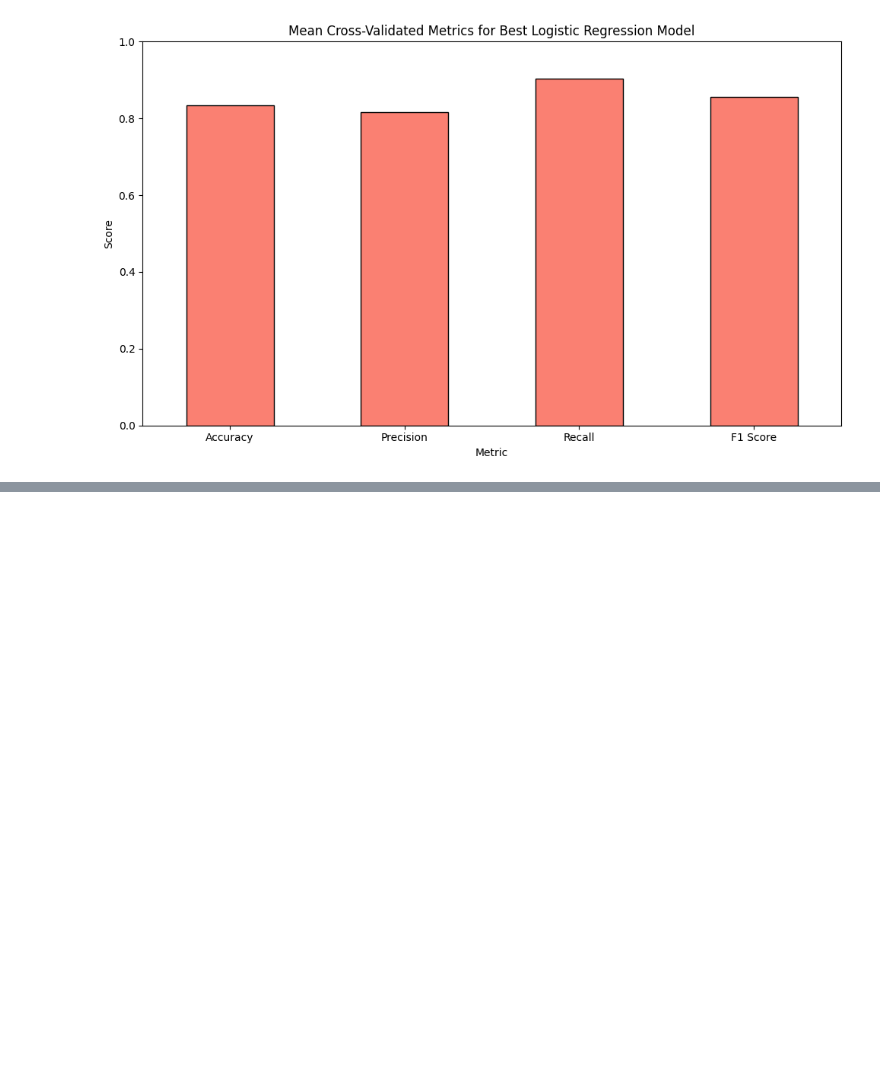
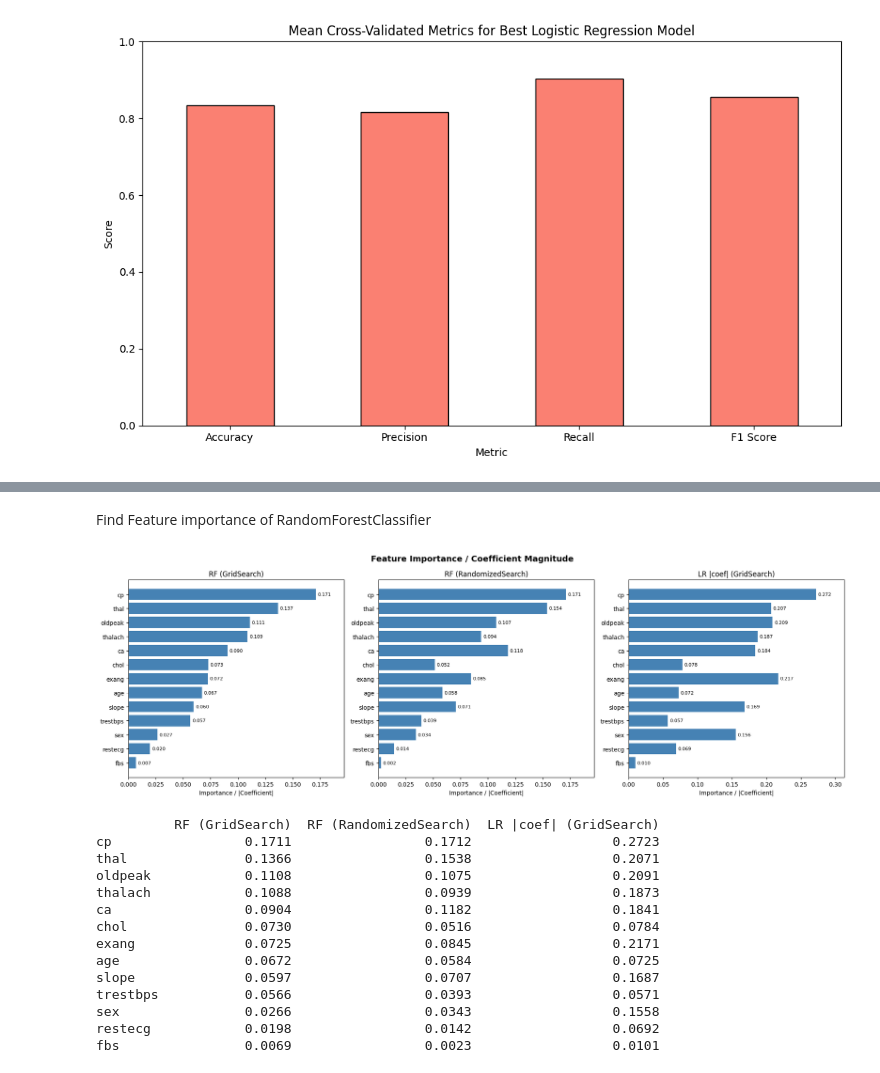
Before and after one commit to LukeOpany/disease_detection-, a Jupyter notebook: heart_disease.ipynb, the cells around one changed output, grey strips where cells are left out. Drawn from its saved outputs; the diff is of its cells as text; code cells hidden in the pictures; blank space fills up the shorter version.

```diff
--- a/heart_disease.ipynb
+++ b/heart_disease.ipynb
@@ -742,0 +752,63 @@ plt.show()
+# %% [markdown]
+Find Feature importance of RandomForestClassifier
+# %%
+
+feature_names = X.columns.tolist()
+
+# --- Random Forest feature importances (gs_rf & rs_rf) ---
+rf_imp_gs = pd.Series(
+    gs_rf.best_estimator_.feature_importances_, index=feature_names, name="RF (GridSearch)"
+)
+rf_imp_rs = pd.Series(
+    rs_rf.best_estimator_.feature_importances_, index=feature_names, name="RF (RandomizedSearch)"
+)
+
+# --- Logistic Regression absolute coefficients (pipeline: StandardScaler + LR) ---
+lr_coef = pd.Series(
+    np.abs(gs_log_reg.best_estimator_.named_steps["logisticregression"].coef_[0]),
+    index=feature_names,
+    name="LR |coef| (GridSearch)"
+)
+
+# Sort each by gs_rf importance for consistent ordering
+sort_order = rf_imp_gs.sort_values(ascending=False).index
+
+fig, axes = plt.subplots(1, 3, figsize=(18, 6))
+fig.suptitle("Feature Importance / Coefficient Magnitude", fontsize=14, fontweight="bold")
+
+for ax, series in zip(axes, [rf_imp_gs, rf_imp_rs, lr_coef]):
+    sorted_s = series[sort_order]
+    ax.barh(sorted_s.index[::-1], sorted_s.values[::-1], color="steelblue")
+    ax.set_title(series.name)
+    ax.set_xlabel("Importance / |Coefficient|")
+    ax.set_xlim(0, sorted_s.max() * 1.15)
+    for i, v in enumerate(sorted_s.values[::-1]):
+        ax.text(v + sorted_s.max() * 0.01, i, f"{v:.3f}", va="center", fontsize=8)
+
+plt.tight_layout()
+plt.show()
+
+# Summary table
+importance_df = pd.DataFrame({
+    "RF (GridSearch)": rf_imp_gs,
+    "RF (RandomizedSearch)": rf_imp_rs,
+    "LR |coef| (GridSearch)": lr_coef
+}).sort_values("RF (GridSearch)", ascending=False)
+
+print(importance_df.round(4).to_string())
+# %% [output]
+[figure, added]
+          RF (GridSearch)  RF (RandomizedSearch)  LR |coef| (GridSearch)
+cp                 0.1711                 0.1712                  0.2723
+thal               0.1366                 0.1538                  0.2071
+oldpeak            0.1108                 0.1075                  0.2091
+thalach            0.1088                 0.0939                  0.1873
+ca                 0.0904                 0.1182                  0.1841
+chol               0.0730                 0.0516                  0.0784
+exang              0.0725                 0.0845                  0.2171
+age                0.0672                 0.0584                  0.0725
+slope              0.0597                 0.0707                  0.1687
+trestbps           0.0566                 0.0393                  0.0571
+sex                0.0266                 0.0343                  0.1558
+restecg            0.0198                 0.0142                  0.0692
+fbs                0.0069                 0.0023                  0.0101
```
Also changed, not shown: parts of 1 cell of this notebook, 1 other file.
